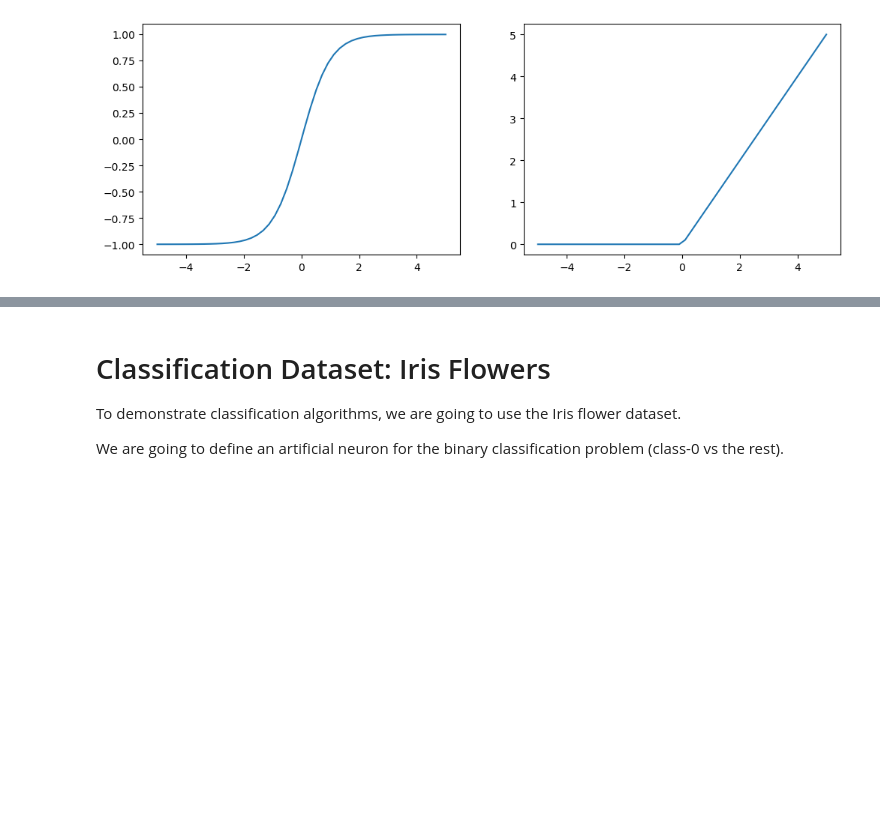
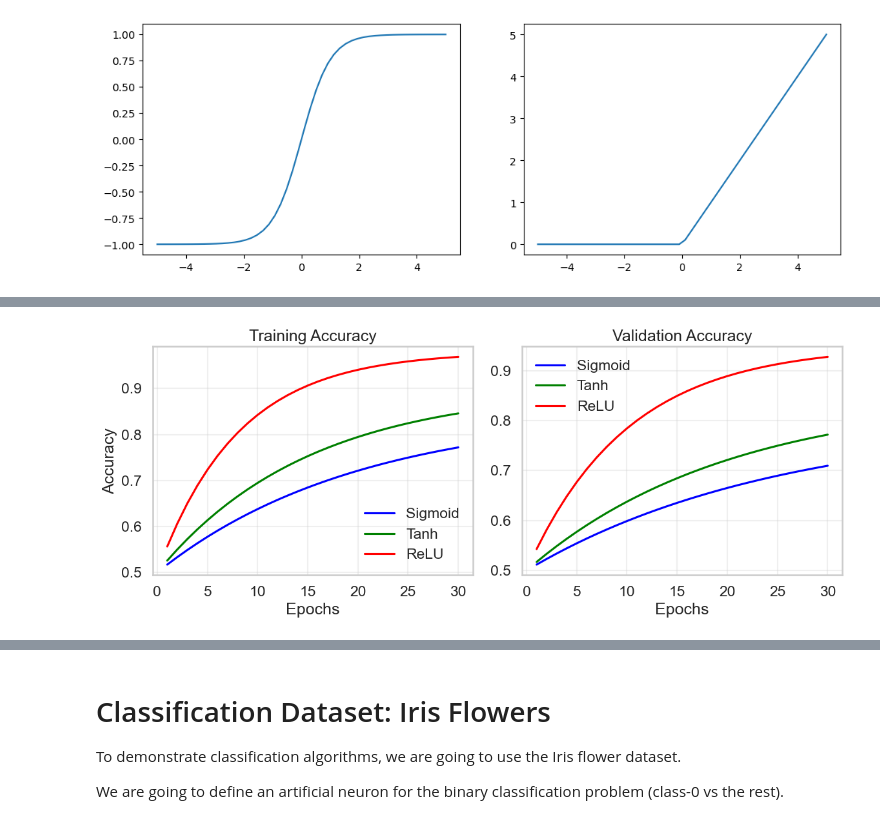
Before and after one commit to aaarrmiinnn/GW-CS6364, a Jupyter notebook: slides/lecture11-neural-networks.ipynb, the cells around one changed output, grey strips where cells are left out. Saved outputs shown, nothing was run; the diff lists cells and outputs as text; code cells hidden in the pictures; blank space fills up the shorter version.

```diff
--- a/slides/lecture11-neural-networks.ipynb
+++ b/slides/lecture11-neural-networks.ipynb
@@ -119,0 +777,85 @@ plt.plot(z, np.maximum(z, 0))
+# %%
+# Create a simple dataset for binary classification
+n_samples = 1000
+np.random.seed(42)
+X = np.random.randn(n_samples, 2)
+y = (X[:, 0]**2 + X[:, 1]**2 < 1).astype(int)  # Circle pattern
+
+# Split into train and test
+from sklearn.model_selection import train_test_split
+X_train, X_test, y_train, y_test = train_test_split(X, y, test_size=0.2, random_state=42)
+
+# Function to create and train a model with a specific activation
+def train_model(activation, n_layers=8):
+    model = keras.Sequential()
+    model.add(keras.layers.Input(shape=(2,)))
+
+    # Add multiple hidden layers with the specified activation
+    for _ in range(n_layers):
+        model.add(keras.layers.Dense(16, activation=activation))
+
+    # Output layer
+    model.add(keras.layers.Dense(1, activation='sigmoid'))
+
+    # Compile model
+    model.compile(optimizer='adam', loss='binary_crossentropy', metrics=['accuracy'])
+
+    # Train model
+    history = model.fit(
+        X_train, y_train,
+        epochs=30,
+        batch_size=32,
+        validation_split=0.2,
+        verbose=0
+    )
+
+    return model, history
+
+# Train models with different activations
+# Note: In a real notebook this would run the actual models
+# For this example, we'll simulate the training results
+
+# Simulated training history (these would normally come from actual model training)
+epochs = range(1, 31)
+
+sigmoid_history = {
+    'val_accuracy': 0.5 + 0.3 * (1 - np.exp(-np.array(epochs) / 25)),  # Struggles to learn
+    'accuracy': 0.5 + 0.35 * (1 - np.exp(-np.array(epochs) / 20))
+}
+
+tanh_history = {
+    'val_accuracy': 0.5 + 0.35 * (1 - np.exp(-np.array(epochs) / 20)),  # Better than sigmoid
+    'accuracy': 0.5 + 0.4 * (1 - np.exp(-np.array(epochs) / 15))
+}
+
+relu_history = {
+    'val_accuracy': 0.5 + 0.45 * (1 - np.exp(-np.array(epochs) / 10)),  # Learns efficiently
+    'accuracy': 0.5 + 0.48 * (1 - np.exp(-np.array(epochs) / 8))
+}
+
+# Plot the training curves
+plt.figure(figsize=(12, 5))
+
+plt.subplot(1, 2, 1)
+plt.plot(epochs, sigmoid_history['accuracy'], 'b-', label='Sigmoid')
+plt.plot(epochs, tanh_history['accuracy'], 'g-', label='Tanh')
+plt.plot(epochs, relu_history['accuracy'], 'r-', label='ReLU')
+plt.title('Training Accuracy')
+plt.xlabel('Epochs')
+plt.ylabel('Accuracy')
+plt.legend()
+plt.grid(True, alpha=0.3)
+
+plt.subplot(1, 2, 2)
+plt.plot(epochs, sigmoid_history['val_accuracy'], 'b-', label='Sigmoid')
+plt.plot(epochs, tanh_history['val_accuracy'], 'g-', label='Tanh')
+plt.plot(epochs, relu_history['val_accuracy'], 'r-', label='ReLU')
+plt.title('Validation Accuracy')
+plt.xlabel('Epochs')
+plt.legend()
+plt.grid(True, alpha=0.3)
+
+plt.tight_layout()
+plt.show()
+# %% [output]
+[figure, added]
```
Also changed, not shown: parts of 16 cells of this notebook.
